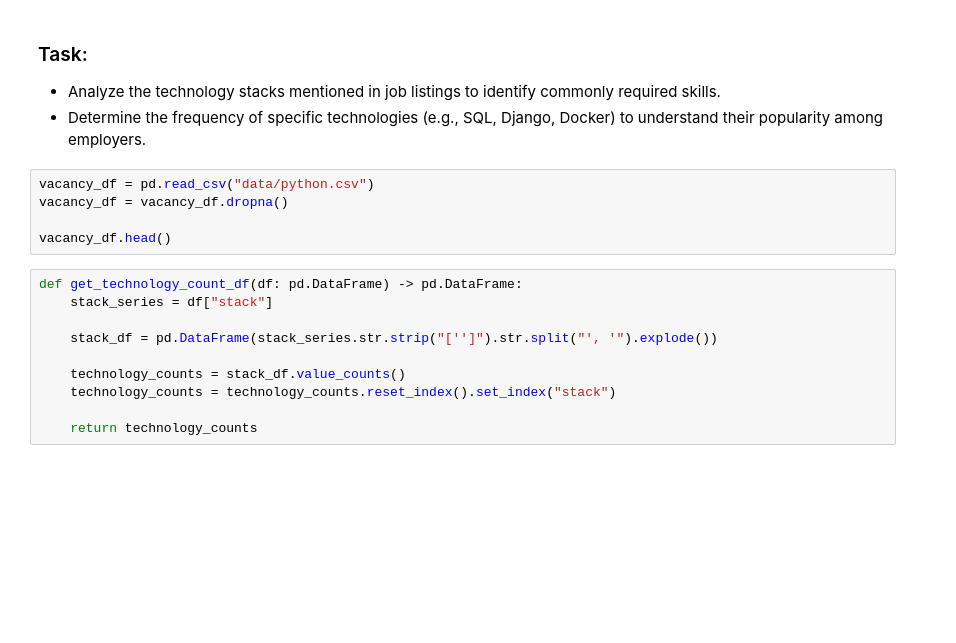
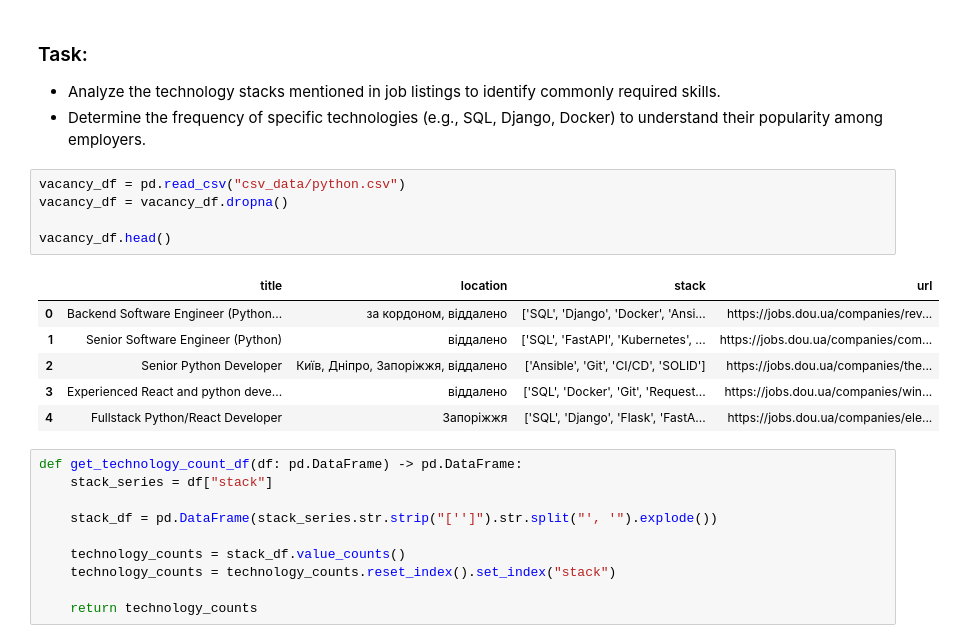
Before and after one commit to aLEKS-e3/vacancy-scrape-analysis, a Jupyter notebook: analysis/vacancy_analysis.ipynb, the cells around one changed output. Saved outputs shown, nothing was run; the diff lists cells and outputs as text; blank space fills up the shorter version.

```diff
--- a/analysis/vacancy_analysis.ipynb
+++ b/analysis/vacancy_analysis.ipynb
@@ -12,10 +12,17 @@ from datetime import datetime
 - Analyze the technology stacks mentioned in job listings to identify commonly required skills.
 - Determine the frequency of specific technologies (e.g., SQL, Django, Docker) to understand their popularity among employers.
 # %%
-vacancy_df = pd.read_csv("data/python.csv")
+vacancy_df = pd.read_csv("csv_data/python.csv")
 vacancy_df = vacancy_df.dropna()
 
 vacancy_df.head()
+# %% [output]
+|  | title | location | stack | url |
+| 0 | Backend Software Engineer (Python... | за кордоном, віддалено | ['SQL', 'Django', 'Docker', 'Ansi... | https://jobs.dou.ua/companies/rev... |
+| 1 | Senior Software Engineer (Python) | віддалено | ['SQL', 'FastAPI', 'Kubernetes', ... | https://jobs.dou.ua/companies/com... |
+| 2 | Senior Python Developer | Київ, Дніпро, Запоріжжя, віддалено | ['Ansible', 'Git', 'CI/CD', 'SOLID'] | https://jobs.dou.ua/companies/the... |
+| 3 | Experienced React and python deve... | віддалено | ['SQL', 'Docker', 'Git', 'Request... | https://jobs.dou.ua/companies/win... |
+| 4 | Fullstack Python/React Developer | Запоріжжя | ['SQL', 'Django', 'Flask', 'FastA... | https://jobs.dou.ua/companies/ele... |
 # %%
 def get_technology_count_df(df: pd.DataFrame) -> pd.DataFrame:
     stack_series = df["stack"]
```
Also changed, not shown: parts of 9 cells of this notebook.
